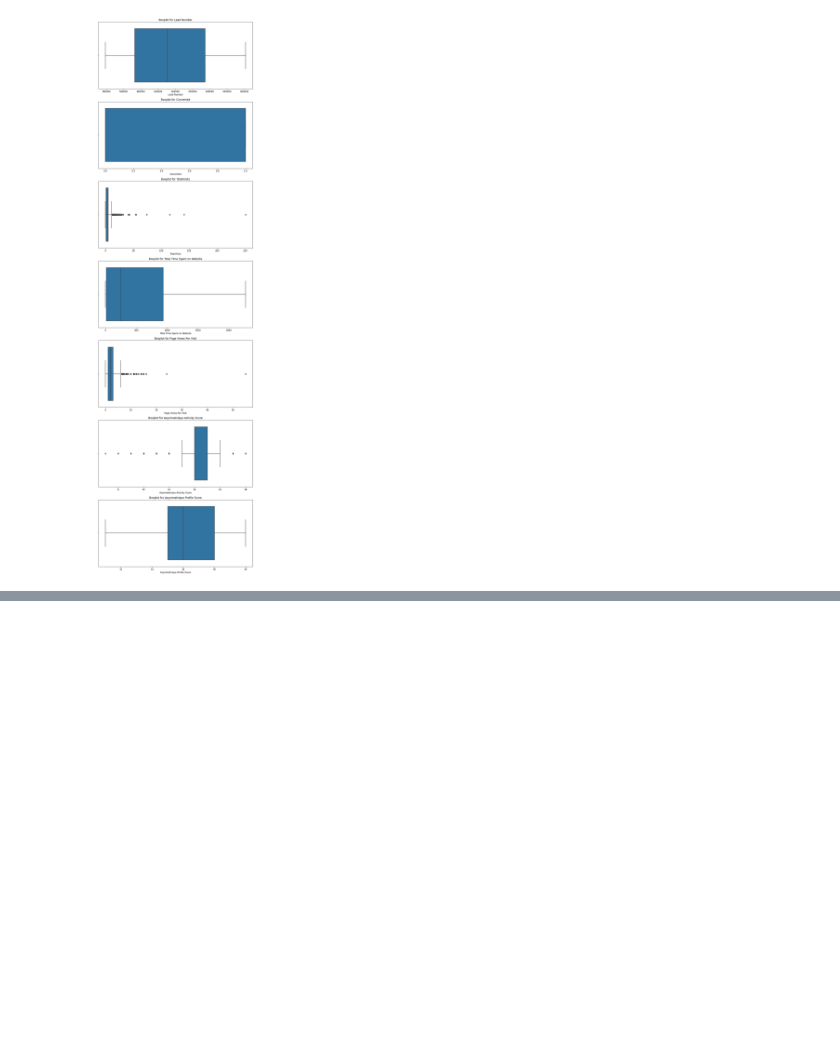
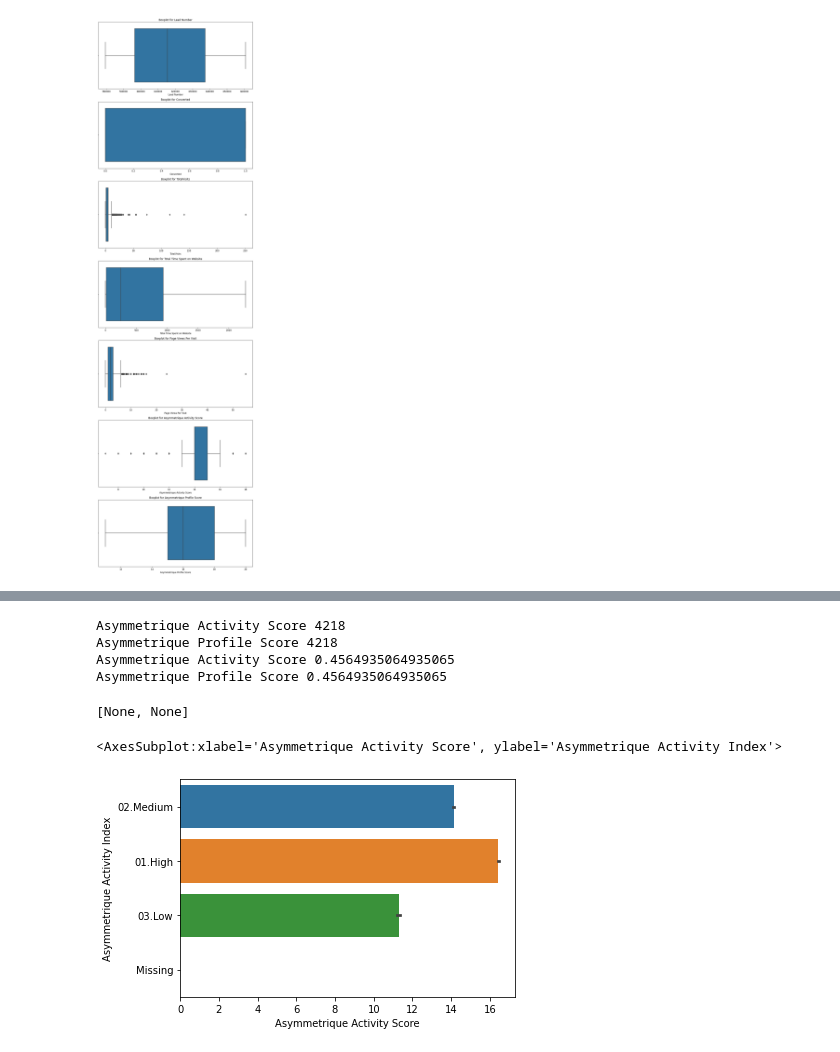
Before and after one commit to dhimanarya/Lead_Scoring_Case_Study, a Jupyter notebook: code file.ipynb, the cells around one changed output, grey strips where cells are left out. Cells and saved outputs as stored; diff of their text form; code cells hidden in the pictures; blank space fills up the shorter version.

```diff
--- a/code file.ipynb
+++ b/code file.ipynb
@@ -271,0 +315,5 @@ plt.show()
+# %%
+# as values appears to be outlier but it might be possible that a person browsed
+# a lot of courses so not a outlier
+# imputing missing values
+data['Page Views Per Visit']=data['Page Views Per Visit'].fillna(data['Page Views Per Visit'].median())
@@ -271,0 +339,9 @@ plt.show()
+# %%
+[print(i,data[i].isna().sum())for i in data.columns if data[i].isna().sum()>0]
+[print(i,data[i].isna().sum()/data.shape[0])for i in data.columns if data[i].isna().sum()>0]
+# %% [output]
+Asymmetrique Activity Score 4218
+Asymmetrique Profile Score 4218
+Asymmetrique Activity Score 0.4564935064935065
+Asymmetrique Profile Score 0.4564935064935065
+[None, None]
@@ -271,0 +350,5 @@ plt.show()
+# %%
+sns.barplot(x=data['Asymmetrique Activity Score'],y=data['Asymmetrique Activity Index'])
+# %% [output]
+<AxesSubplot:xlabel='Asymmetrique Activity Score', ylabel='Asymmetrique Activity Index'>
+[figure, added]
```
Also changed, not shown: parts of 18 cells of this notebook.
